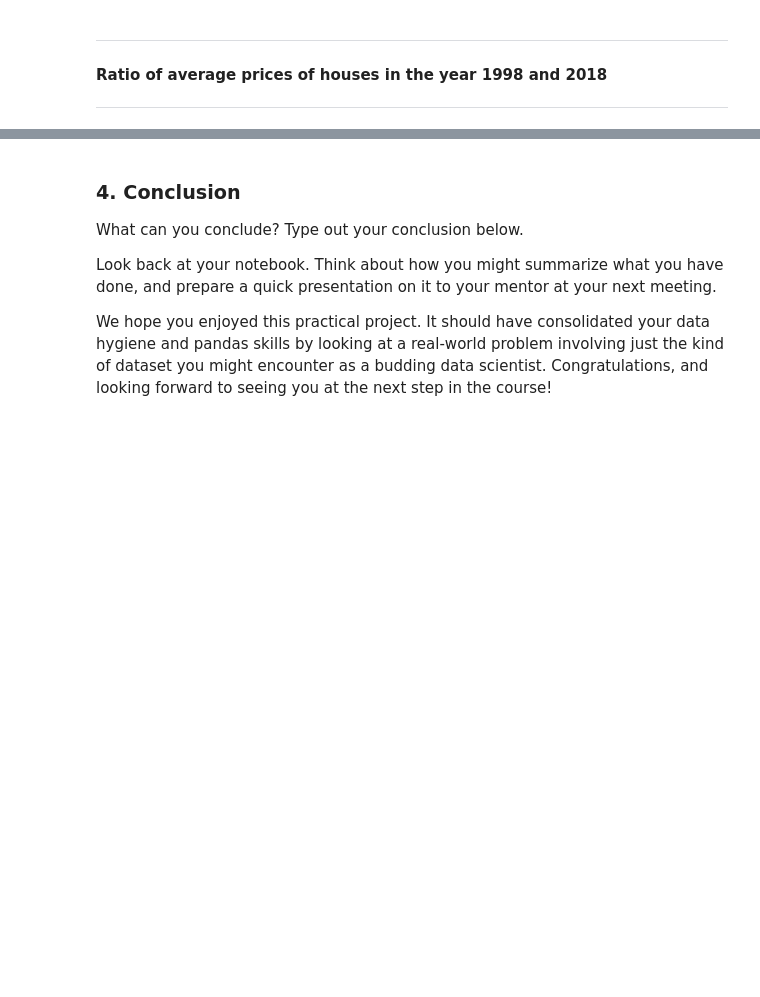
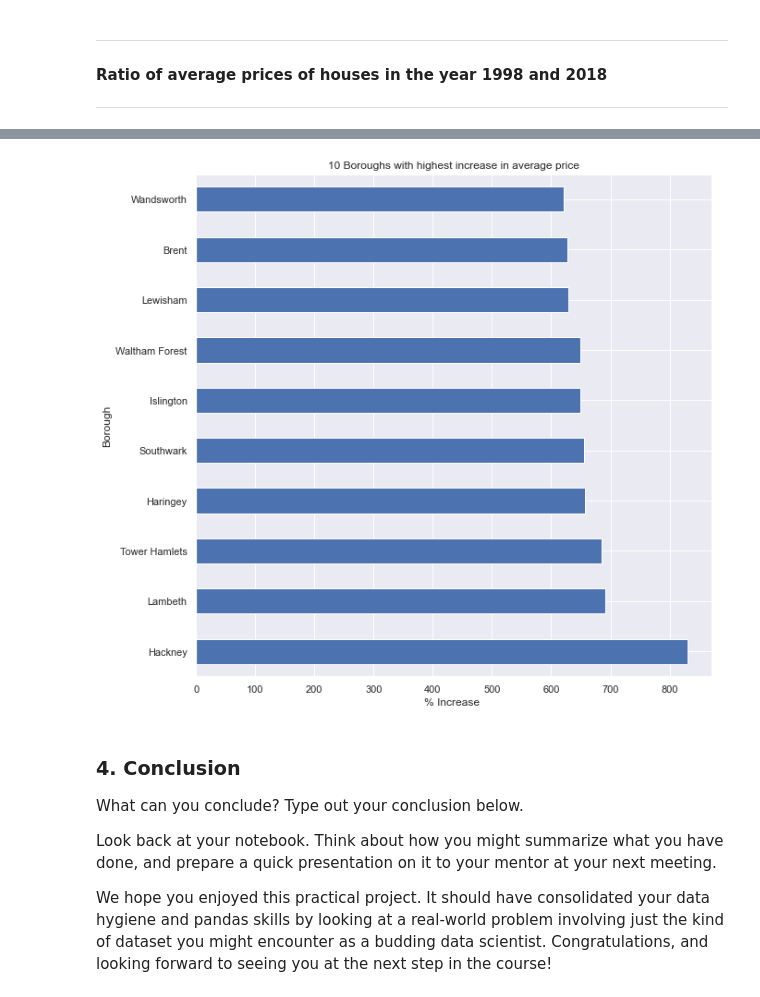
Before and after one commit to coolpunch/springboard_ds, a Jupyter notebook: case_studies/London_housing.ipynb, the cells around one changed output, grey strips where cells are left out. Saved outputs shown, nothing was run; the diff lists cells and outputs as text; code cells hidden in the pictures; blank space fills up the shorter version.

```diff
--- a/case_studies/London_housing.ipynb
+++ b/case_studies/London_housing.ipynb
@@ -429,3 +429,5 @@ stats_df.head()
 | Bexley | 429.962729 | 17.198509 | 344253.6684 | 0.235351 |
 | Brent | 627.333411 | 25.093336 | 518636.4861 | 0.204309 |
 | Bromley | 452.228209 | 18.089128 | 451012.9344 | 0.244213 |
+# %%
+stats_df = stats_df.sort_values('% increase',ascending=False)
@@ -432,3 +449,10 @@ stats_df.head()
+# %%
+stats_df.iloc[:10,0].plot.barh(figsize=(10,10));
+plt.xlabel('% Increase ');
+plt.ylabel('Borough');
+plt.title('10 Boroughs with highest increase in average price');
+# %% [output]
+[figure, added]
 # %% [markdown]
 ### 4. Conclusion
 What can you conclude? Type out your conclusion below.
```
Also changed, not shown: parts of 1 cell of this notebook.
